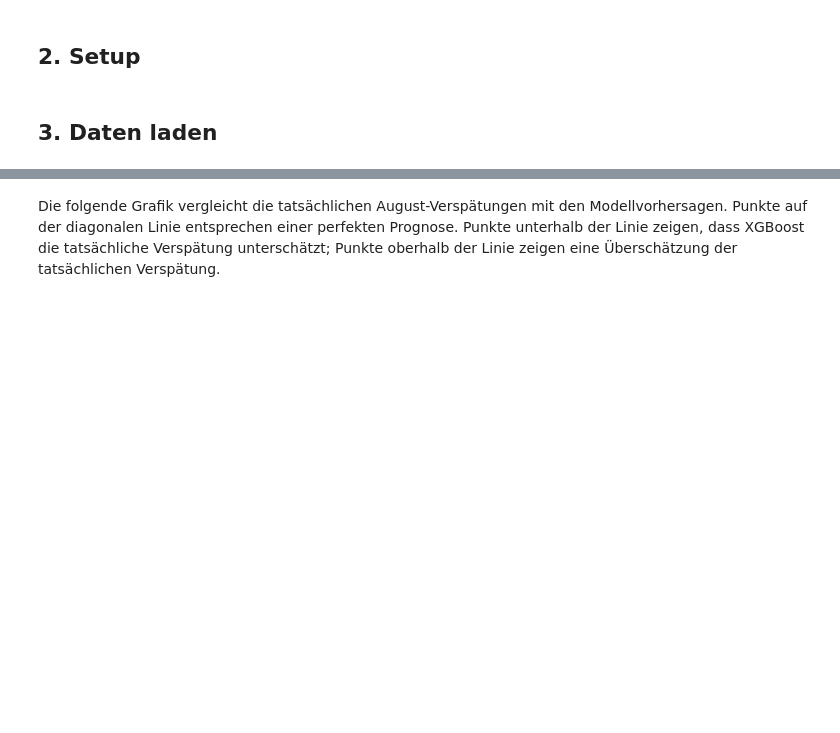
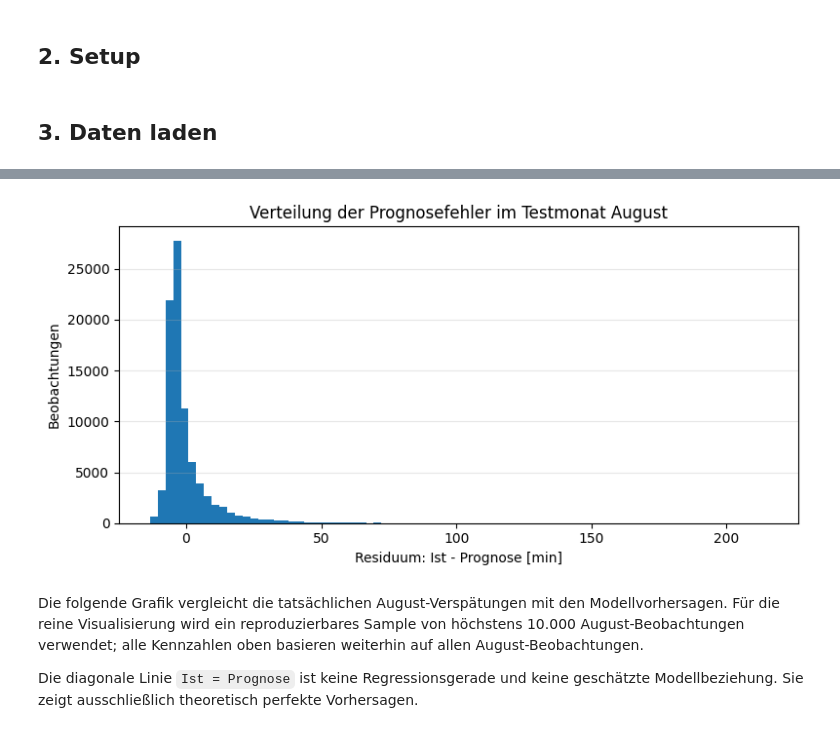
Before and after one commit to LeblL/LukasLeblBA, a Jupyter notebook: notebooks/modeling/03_final_evaluation.ipynb, the cells around one changed output, grey strips where cells are left out. Saved outputs shown, nothing was run; the diff lists cells and outputs as text; code cells hidden in the pictures; blank space fills up the shorter version.

```diff
--- a/notebooks/modeling/03_final_evaluation.ipynb
+++ b/notebooks/modeling/03_final_evaluation.ipynb
@@ -226,31 +253,31 @@ xgboost_final_params
 # %%
-final_test_predictions = final_xgboost_pipeline.predict(X_test_model)
+final_test_predictions = final_catboost_model.predict(test_pool)
 
-final_test_mae = mean_absolute_error(y_test, final_test_predictions)
-final_test_rmse = np.sqrt(mean_squared_error(y_test, final_test_predictions))
-final_test_r2 = r2_score(y_test, final_test_predictions)
+catboost_test_mae = mean_absolute_error(y_test, final_test_predictions)
+catboost_test_rmse = np.sqrt(mean_squared_error(y_test, final_test_predictions))
+catboost_test_r2 = r2_score(y_test, final_test_predictions)
 
-final_test_comparison = pd.DataFrame(
+final_test_performance = pd.DataFrame(
     [
         {
             "Model": "Median Baseline",
-            "MAE": median_baseline_test_mae,
-            "RMSE": median_baseline_test_rmse,
-            "R2": median_baseline_test_r2,
+            "MAE": median_baseline_mae,
+            "RMSE": median_baseline_rmse,
+            "R2": median_baseline_r2,
         },
         {
             "Model": "Mean Baseline",
-            "MAE": mean_baseline_test_mae,
-            "RMSE": mean_baseline_test_rmse,
-            "R2": mean_baseline_test_r2,
+            "MAE": mean_baseline_mae,
+            "RMSE": mean_baseline_rmse,
+            "R2": mean_baseline_r2,
         },
         {
-            "Model": "XGBoost Tuned",
-            "MAE": final_test_mae,
-            "RMSE": final_test_rmse,
-            "R2": final_test_r2,
+            "Model": "CatBoost Tuned",
+            "MAE": catboost_test_mae,
+            "RMSE": catboost_test_rmse,
+            "R2": catboost_test_r2,
         },
     ]
 )
 
-final_test_comparison.round(3)
+final_test_performance.round(4)
@@ -310,14 +362,18 @@ error_overview.round(3)
 # %%
 fig, ax = plt.subplots(figsize=(8, 4))
-ax.hist(test_residuals, bins=50)
+ax.hist(test_residuals, bins=80)
 ax.set_title("Verteilung der Prognosefehler im Testmonat August")
-ax.set_xlabel("Residuum: Ist - Prognose (Minuten)")
+ax.set_xlabel("Residuum: Ist - Prognose [min]")
 ax.set_ylabel("Beobachtungen")
 ax.grid(axis="y", alpha=0.3)
 plt.tight_layout()
 plt.show()
+# %% [output]
+[figure, added]
 # %% [markdown]
-Die folgende Grafik vergleicht die tatsächlichen August-Verspätungen mit den Modellvorhersagen. Punkte auf der diagonalen Linie entsprechen einer perfekten Prognose. Punkte unterhalb der Linie zeigen, dass XGBoost die tatsächliche Verspätung unterschätzt; Punkte oberhalb der Linie zeigen eine Überschätzung der tatsächlichen Verspätung.
+Die folgende Grafik vergleicht die tatsächlichen August-Verspätungen mit den Modellvorhersagen. Für die reine Visualisierung wird ein reproduzierbares Sample von höchstens 10.000 August-Beobachtungen verwendet; alle Kennzahlen oben basieren weiterhin auf allen August-Beobachtungen.
+
+Die diagonale Linie `Ist = Prognose` ist keine Regressionsgerade und keine geschätzte Modellbeziehung. Sie zeigt ausschließlich theoretisch perfekte Vorhersagen.
 # %%
 prediction_plot_data = pd.DataFrame(
     {
```
Also changed, not shown: parts of 33 cells of this notebook.
